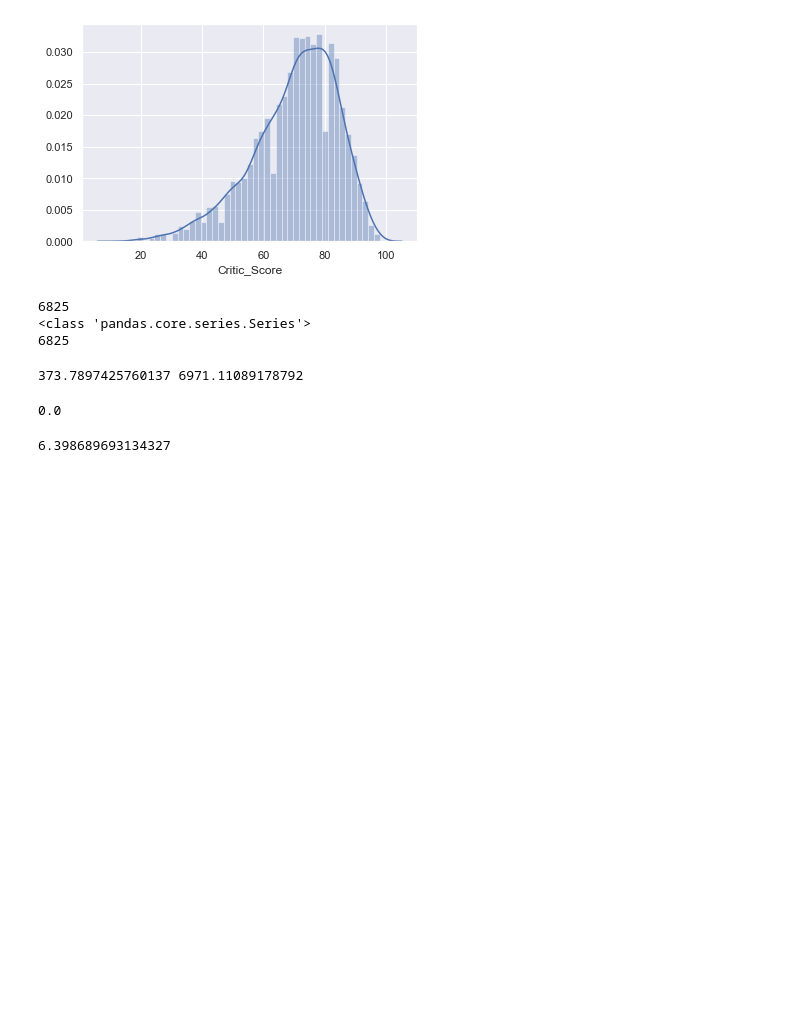
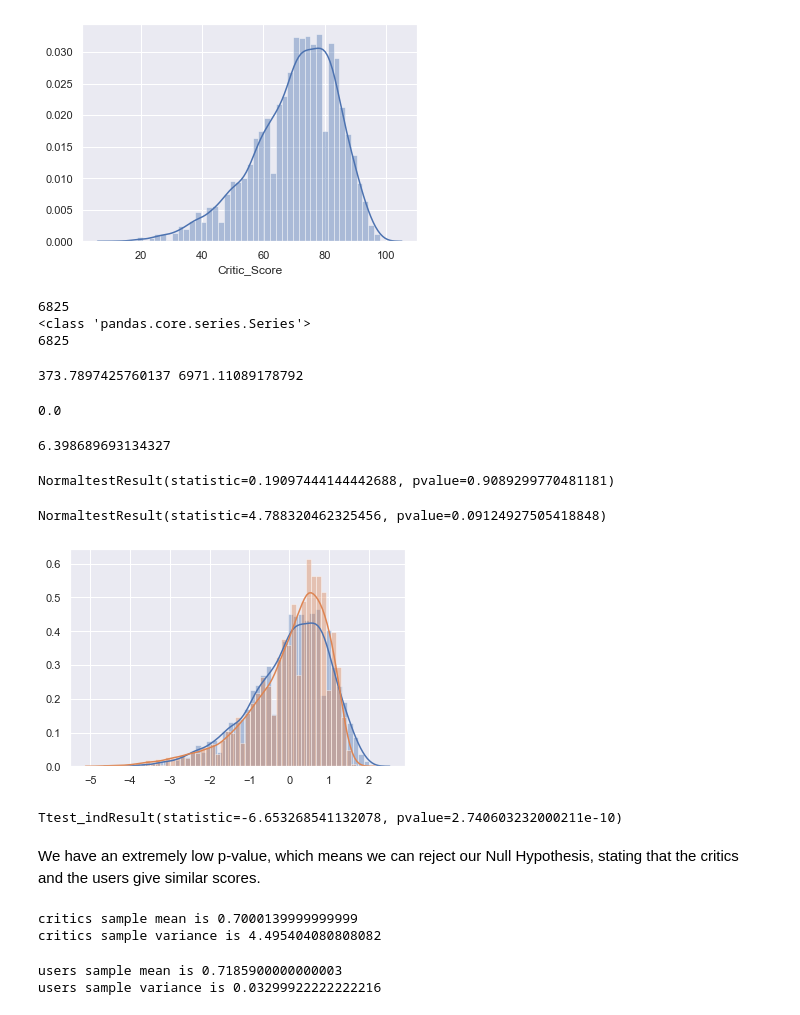
Before and after one commit to LeDorean/videogame_analysis, a Jupyter notebook: Untitled.ipynb, the cells around one changed output. Saved outputs shown, nothing was run; the diff lists cells and outputs as text; code cells hidden in the pictures; blank space fills up the shorter version.

```diff
--- a/Untitled.ipynb
+++ b/Untitled.ipynb
@@ -476,3 +476,45 @@ def create_sample_distribution(data, dist_size=100, n=50):
 def sample_variance(sample):
     sample_mean = np.mean(sample)
     return np.sum((sample - sample_mean) **2)/ (len(sample) -1)
+# %%
+# check for normality - critics
+critics_sample=create_sample_distribution(df_3.Critic_Score)
+stats.normaltest(critics_sample)
+# %% [output]
+NormaltestResult(statistic=0.19097444144442688, pvalue=0.9089299770481181)
+# %%
+# check for normality - users
+users_sample = create_sample_distribution(df_3.User_Score)
+stats.normaltest(users_sample)
+# %% [output]
+NormaltestResult(statistic=4.788320462325456, pvalue=0.09124927505418848)
+# %%
+# Stardardizing and visualizing distributions
+sns.distplot([(x - df_3.Critic_Score.mean())/df_3.Critic_Score.std() for x in df_3.Critic_Score]);
+sns.distplot([(x - df_3.User_Score.mean())/df_3.User_Score.std() for x in df_3.User_Score]);
+# %% [output]
+[figure, added]
+# %%
+# find the p-value for our sample data
+p_value = stats.ttest_ind(np.array(critics_sample)/100, np.array(users_sample)/10)
+p_value
+# %% [output]
+Ttest_indResult(statistic=-6.653268541132078, pvalue=2.740603232000211e-10)
+# %% [markdown]
+We have an extremely low p-value, which means we can reject our Null Hypothesis, stating that the critics and the users give similar scores.
+# %%
+critics_variance = sample_variance(critics_sample)
+critics_mean = np.mean(np.array(critics_sample)/100)
+print("critics sample mean is", critics_mean)
+print("critics sample variance is", critics_variance)
+# %% [output]
+critics sample mean is 0.7000139999999999
+critics sample variance is 4.495404080808082
+# %%
+users_variance = sample_variance(users_sample)
+users_mean = np.mean(np.array(users_sample)/10)
+print("users sample mean is", users_mean)
+print("users sample variance is", users_variance)
+# %% [output]
+users sample mean is 0.7185900000000003
+users sample variance is 0.03299922222222216
```
Also changed, not shown: parts of 1 cell of this notebook.
